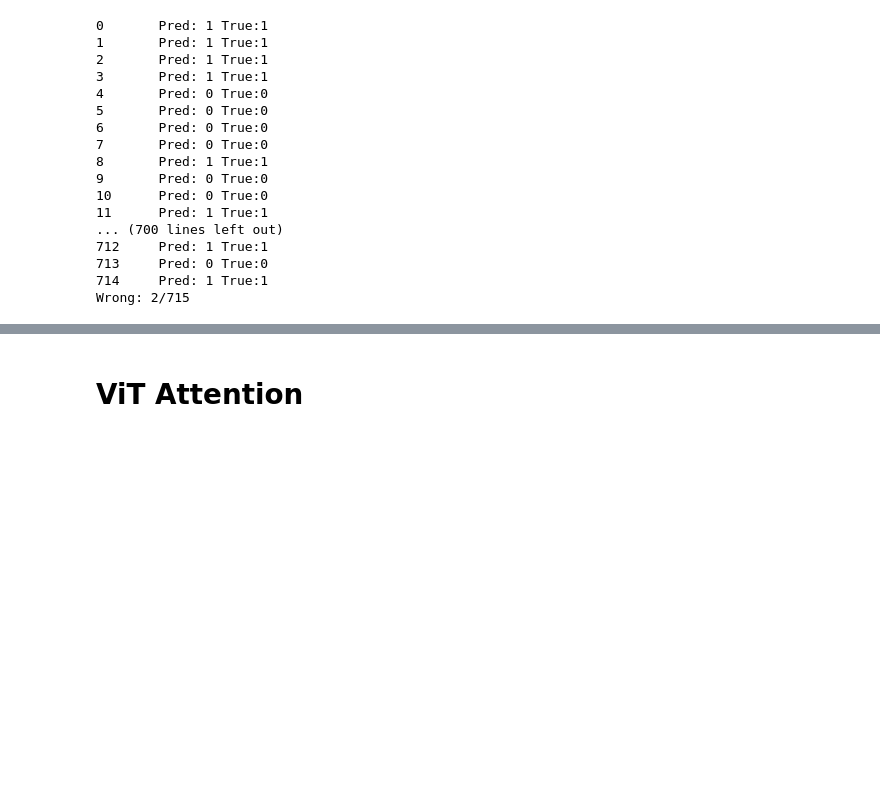
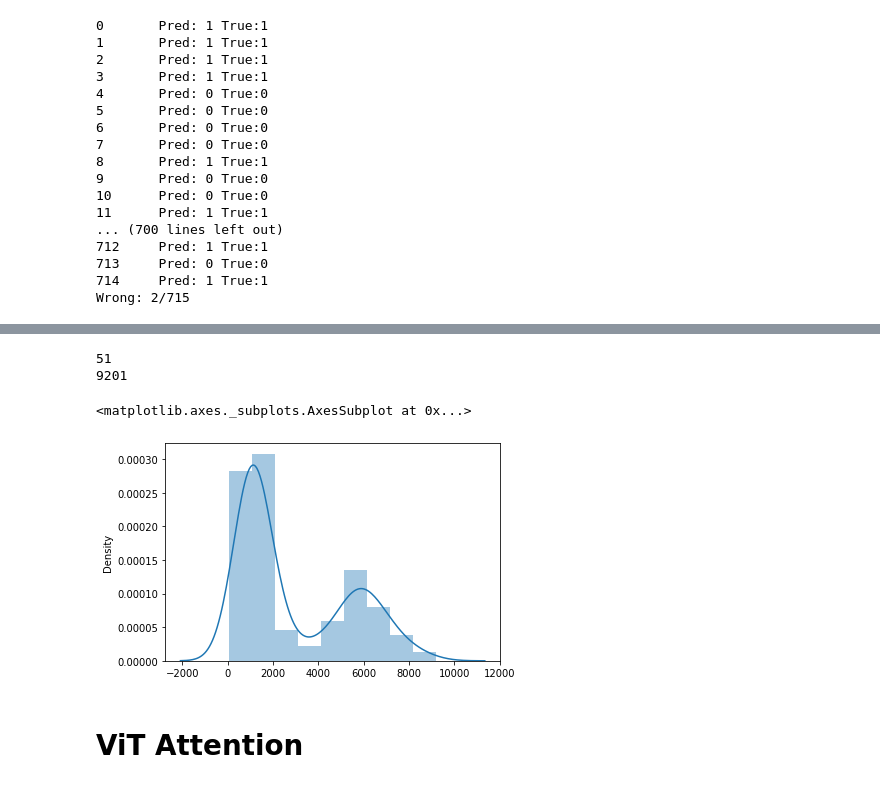
Before and after one commit to VasquezMatias/Master_Thesis_Profactor, a Jupyter notebook: notebooks/load_models_example.ipynb, the cells around one changed output, grey strips where cells are left out. Cells and saved outputs as stored; diff of their text form; code cells hidden in the pictures; blank space fills up the shorter version.

```diff
--- a/notebooks/load_models_example.ipynb
+++ b/notebooks/load_models_example.ipynb
@@ -296,3 +287,52 @@ Wrong: 2/715
+# %%
+from skimage import io, transform
+import matplotlib.pyplot as plt
+import numpy as np
+
+
+root = "/content/drive/MyDrive/Master_Thesis/DefectPosition"
+BG = [102, 102, 156]
+DISK = [107,142,35]
+ERROR = [255,0,0]
+
+pixels = []
+
+for sample, lbl in ds_test.samples:
+    if lbl == 0:
+        img_name = sample.split("/")[-1].split(".")[0] + "_color_mask.png"
+        path = root + "/" + img_name
+
+        image = io.imread(path)
+
+        p = np.count_nonzero((image == ERROR).all(axis = 2))
+        pixels.append(p)
+
+        #print("Pixels: ", str(p).rjust(6," "), "\tImg: ",img_name)
+
+
+#image = io.imread(path)
+
+
+#plt.imshow(image)
+#print(np.count_nonzero((image == BG).all(axis = 2)))
+#print(np.count_nonzero((image == DISK).all(axis = 2)))
+#print(np.count_nonzero((image == ERROR).all(axis = 2)))
+
+
+# Green - 107 - 142 -  35
+# Blue  - 102 - 102 - 156
+# Red   - 255 -   0 -   0
+# %%
+import seaborn as sns
+
+print(min(pixels))
+print(max(pixels))
+sns.distplot(pixels)
+# %% [output]
+51
+9201
+<matplotlib.axes._subplots.AxesSubplot at 0x...>
+[figure, added]
 # %% [markdown]
 # ViT Attention
 # %%
```
Also changed, not shown: parts of 44 cells of this notebook, 10 other files.
